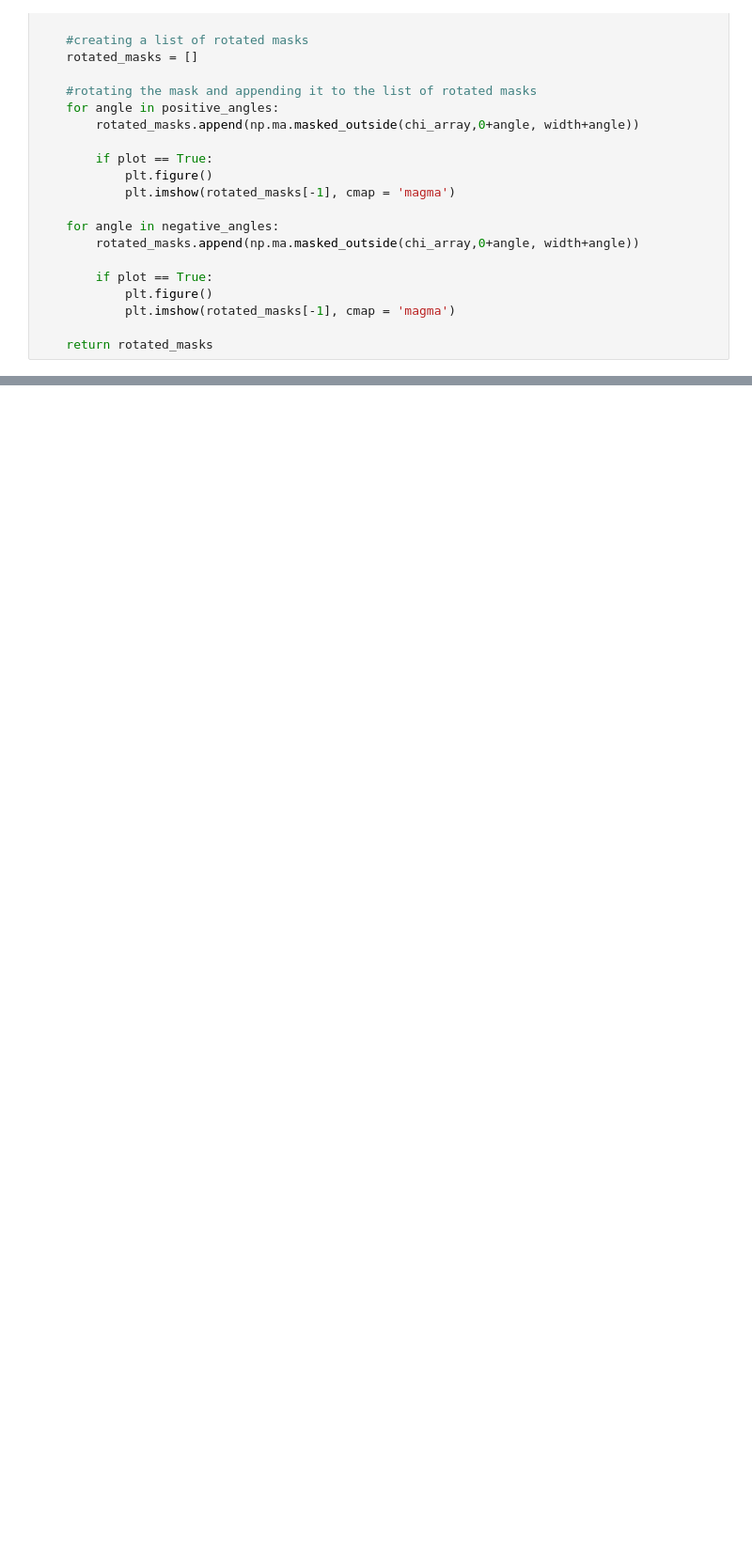
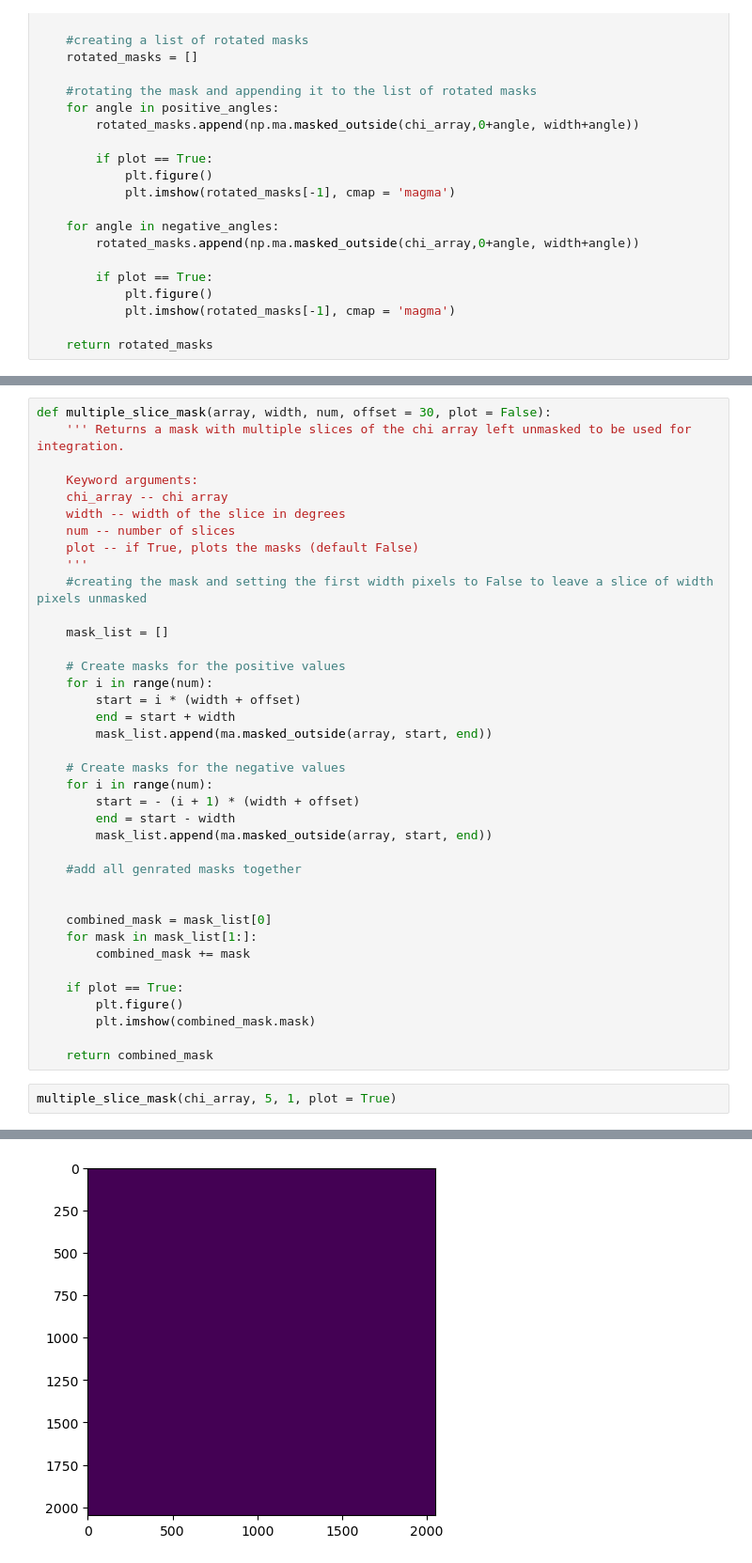
Before and after one commit to dnalverson/SimDAT2D, a Jupyter notebook: SimDAT2D/notebooks/slice_mask.ipynb, the cells around one changed output, grey strips where cells are left out. Shown at 94% size. Cells and saved outputs as stored; diff of their text form; blank space fills up the shorter version.

```diff
--- a/SimDAT2D/notebooks/slice_mask.ipynb
+++ b/SimDAT2D/notebooks/slice_mask.ipynb
@@ -124,0 +126,41 @@ len(rotated_masks)
+# %%
+def multiple_slice_mask(array, width, num, offset = 30, plot = False):
+    ''' Returns a mask with multiple slices of the chi array left unmasked to be used for integration.
+
+    Keyword arguments:
+    chi_array -- chi array
+    width -- width of the slice in degrees
+    num -- number of slices
+    plot -- if True, plots the masks (default False)
+    '''
+    #creating the mask and setting the first width pixels to False to leave a slice of width pixels unmasked
+
+    mask_list = []
+
+    # Create masks for the positive values
+    for i in range(num):
+        start = i * (width + offset)
+        end = start + width
+        mask_list.append(ma.masked_outside(array, start, end))
+
+    # Create masks for the negative values
+    for i in range(num):
+        start = - (i + 1) * (width + offset)
+        end = start - width
+        mask_list.append(ma.masked_outside(array, start, end))
+
+    #add all genrated masks together
+
+
+    combined_mask = mask_list[0]
+    for mask in mask_list[1:]:
+        combined_mask += mask
+
+    if plot == True:
+        plt.figure()
+        plt.imshow(combined_mask.mask)
+
+    return combined_mask
+# %%
+multiple_slice_mask(chi_array, 5, 1, plot = True)
+# %% [output]
@@ -124,0 +184 @@ len(rotated_masks)
+[figure, added]
```
Also changed, not shown: parts of 15 cells of this notebook.
